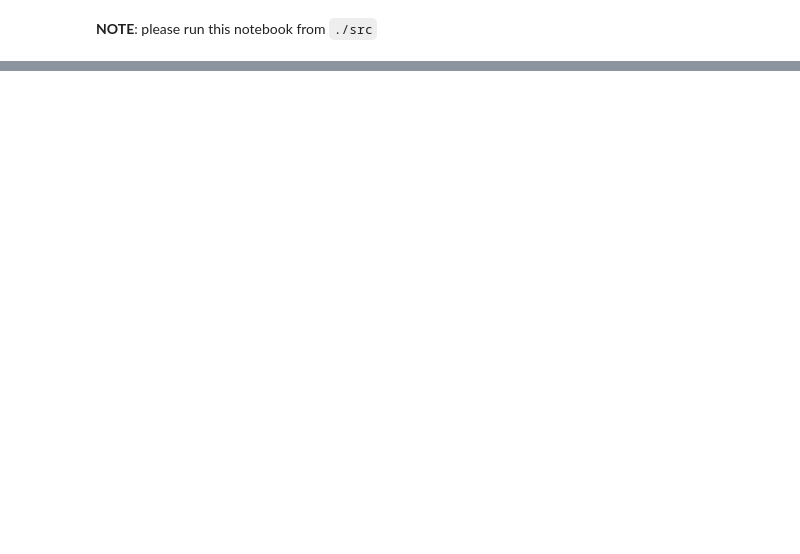
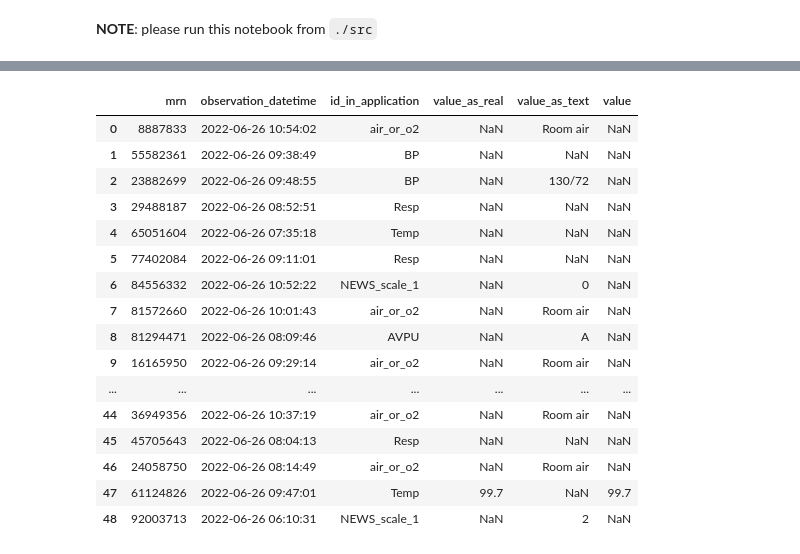
Before and after one commit to HYLODE/HyUi, a Jupyter notebook: src/api/perrt/perrt.ipynb, the cells around one changed output, grey strips where cells are left out. Drawn from its saved outputs; the diff is of its cells as text; code cells hidden in the pictures; blank space fills up the shorter version.

```diff
--- a/src/api/perrt/perrt.ipynb
+++ b/src/api/perrt/perrt.ipynb
@@ -30,0 +89,13 @@ assert len(df["id_in_application"].value_counts()) == 9
+# %%
+obs_types = dict(
+  SpO2         = '10',
+  BP           = '5',
+  air_or_o2    = '3040109304',
+  Temp         = '6',
+  Pulse        = '8',
+  Resp         = '9',
+  AVPU         = '6466',
+  NEWS_scale_1 = '28315',
+  NEWS_scale_2 = '28316',
+)
+obs_types_inverse = {v:k for k, v in obs_types.items()}
@@ -30,0 +113,8 @@ assert len(df["id_in_application"].value_counts()) == 9
+# %%
+# copy here since else SettingWithCopyWarning since you've manipulated the dataframe above
+vitals_file = mock.path_to_hdf_file("perrt")
+dft = pd.read_hdf(vitals_file)
+dft = dft[['mrn', 'observation_datetime', 'id_in_application', 'value_as_real', 'value_as_text' ]]
+dft.replace({'id_in_application': obs_types_inverse}, inplace=True)
+# %%
+dft['value'] = dft['value_as_real']
@@ -30,0 +155,20 @@ assert len(df["id_in_application"].value_counts()) == 9
+# %%
+dft[:49]
+# %% [output]
+|  | mrn | observation_datetime | id_in_application | value_as_real | value_as_text | value |
+| 0 | 8887833 | 2022-06-26 10:54:02 | air_or_o2 | NaN | Room air | NaN |
+| 1 | 55582361 | 2022-06-26 09:38:49 | BP | NaN | NaN | NaN |
+| 2 | 23882699 | 2022-06-26 09:48:55 | BP | NaN | 130/72 | NaN |
+| 3 | 29488187 | 2022-06-26 08:52:51 | Resp | NaN | NaN | NaN |
+| 4 | 65051604 | 2022-06-26 07:35:18 | Temp | NaN | NaN | NaN |
+| 5 | 77402084 | 2022-06-26 09:11:01 | Resp | NaN | NaN | NaN |
+| 6 | 84556332 | 2022-06-26 10:52:22 | NEWS_scale_1 | NaN | 0 | NaN |
+| 7 | 81572660 | 2022-06-26 10:01:43 | air_or_o2 | NaN | Room air | NaN |
+| 8 | 81294471 | 2022-06-26 08:09:46 | AVPU | NaN | A | NaN |
+| 9 | 16165950 | 2022-06-26 09:29:14 | air_or_o2 | NaN | Room air | NaN |
+| ... | ... | ... | ... | ... | ... | ... |
+| 44 | 36949356 | 2022-06-26 10:37:19 | air_or_o2 | NaN | Room air | NaN |
+| 45 | 45705643 | 2022-06-26 08:04:13 | Resp | NaN | NaN | NaN |
+| 46 | 24058750 | 2022-06-26 08:14:49 | air_or_o2 | NaN | Room air | NaN |
+| 47 | 61124826 | 2022-06-26 09:47:01 | Temp | 99.7 | NaN | 99.7 |
+| 48 | 92003713 | 2022-06-26 06:10:31 | NEWS_scale_1 | NaN | 2 | NaN |
```
Also changed, not shown: parts of 25 cells of this notebook, 1 other file.
